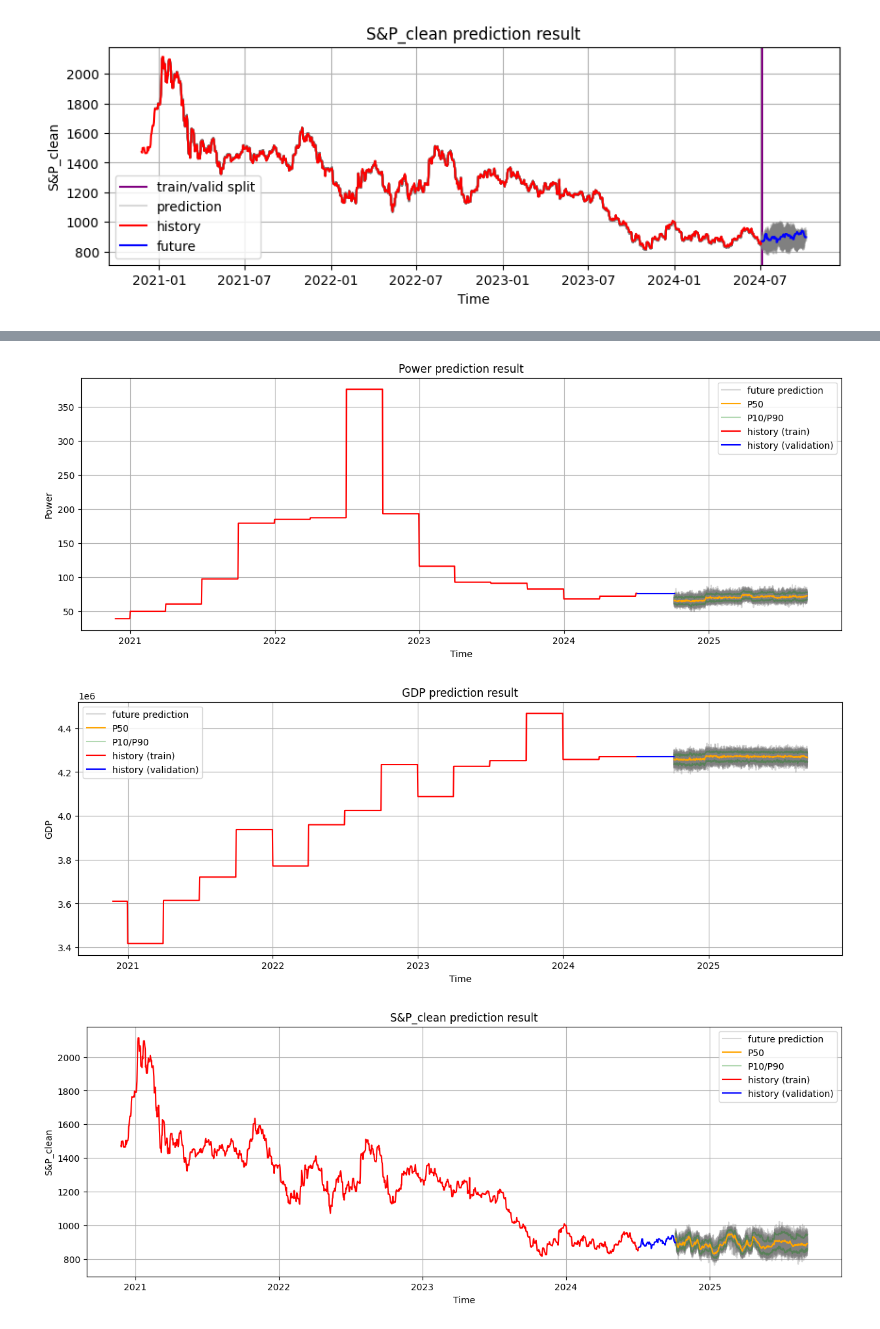
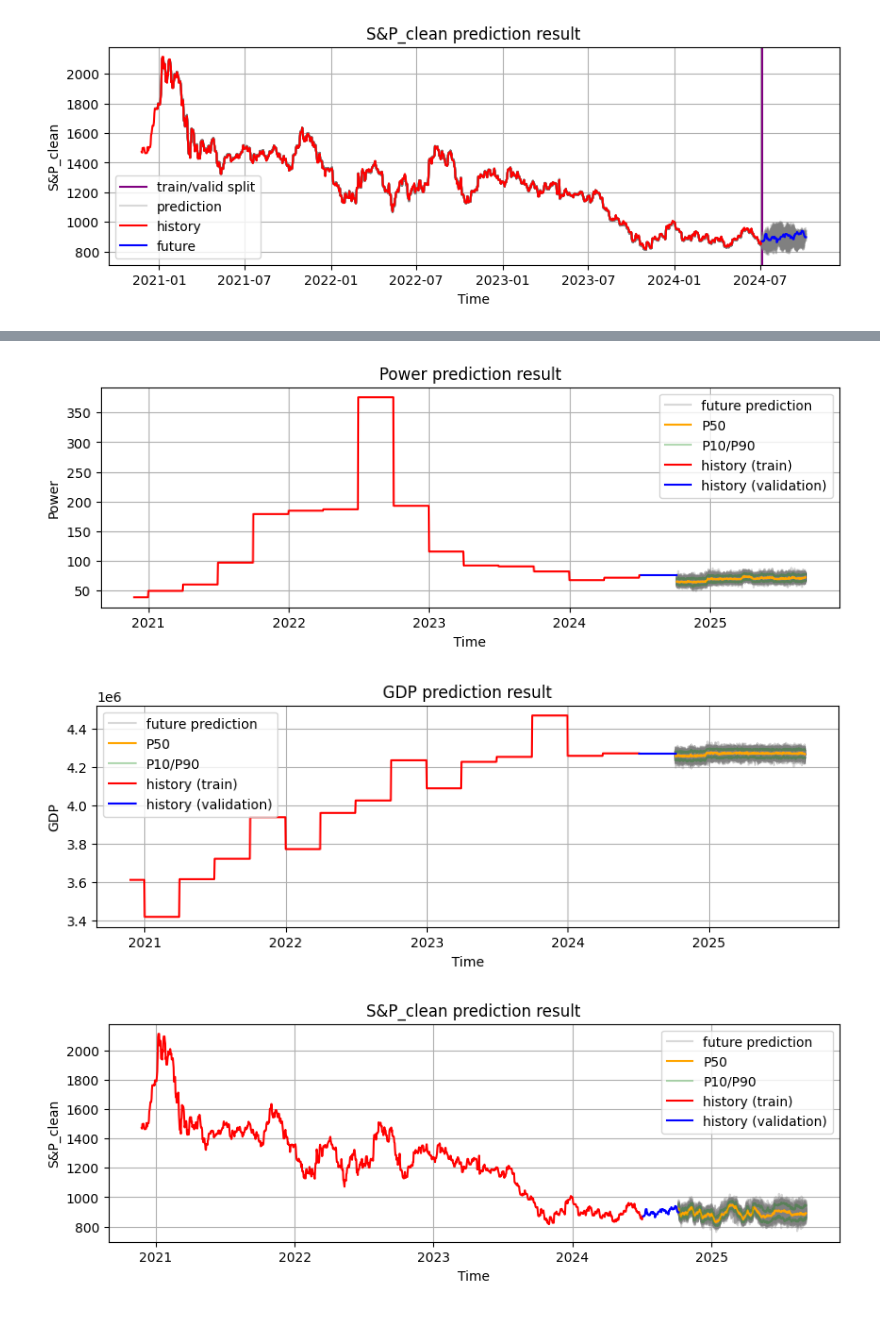
Before and after one commit to geomodeller/eua_prediction, a Jupyter notebook: MULTIRECURSIVE_HJ.ipynb, the cells around one changed output, grey strips where cells are left out. Drawn from its saved outputs; the diff is of its cells as text; code cells hidden in the pictures.

Commit message:
add visual

```diff
--- a/MULTIRECURSIVE_HJ.ipynb
+++ b/MULTIRECURSIVE_HJ.ipynb
@@ -180,7 +180,7 @@ for i, name in enumerate(['EUA','Oil', 'Coal','Power', 'GDP', 'S&P_clean',]):
     visual_recursive_future_prediction(future_time, future_price_ensemble,
                                        train_test_split_date,
                                        df_all,
-                                          figsize = (15,5),
+                                          figsize = (10,3),
                                           index_of_data= i, # 0 is EUA price
                                           name_of_data = name,
                                         decoration = {'xlabel': 'Time',
@@ -194,3 +194,3 @@ for i, name in enumerate(['EUA','Oil', 'Coal','Power', 'GDP', 'S&P_clean',]):
-[figure, old version]
+[figure, new version]
-[figure, old version]
+[figure, new version]
-[figure, old version]
+[figure, new version]
```
Also changed, not shown: parts of 2 cells of this notebook.
